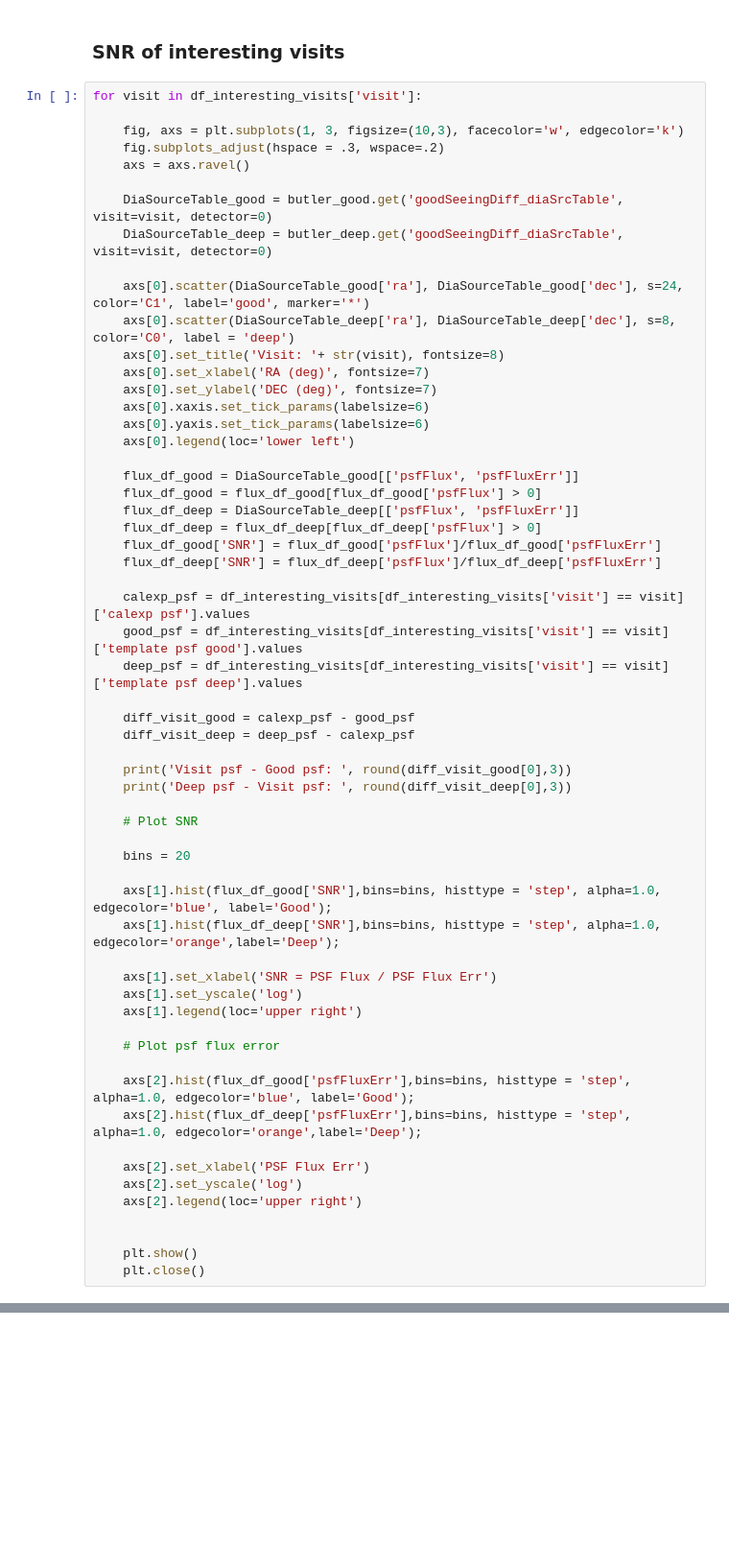
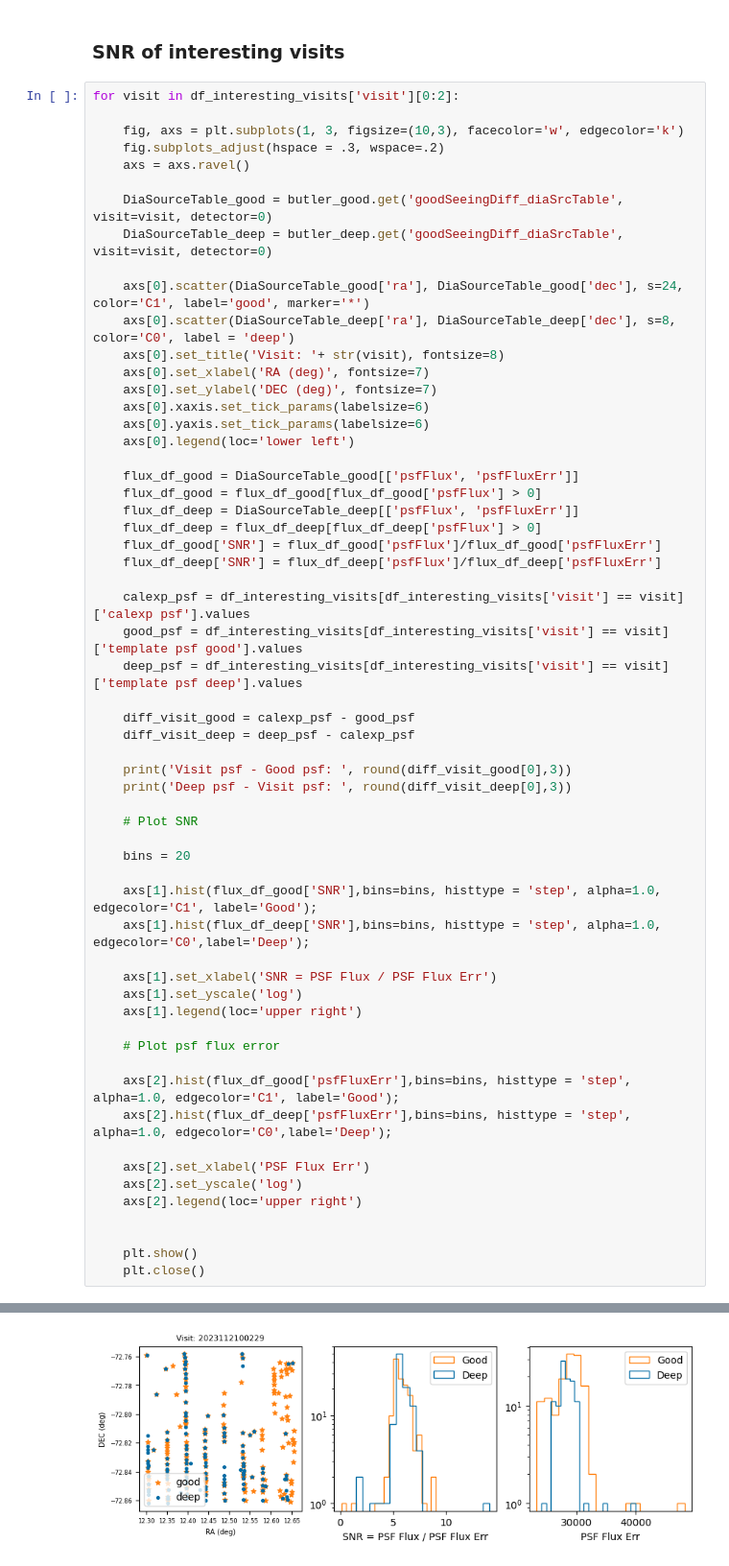
Before and after one commit to lsst-dm/vv-team-notebooks, a Jupyter notebook: notebooks/PREOPS-4952-variance-psf-summary.ipynb, the cells around one changed output, grey strips where cells are left out. Shown at 96% size. Cells and saved outputs as stored; diff of their text form; blank space fills up the shorter version.

```diff
--- a/notebooks/PREOPS-4952-variance-psf-summary.ipynb
+++ b/notebooks/PREOPS-4952-variance-psf-summary.ipynb
@@ -433,7 +462,7 @@ plt.legend()
 # %% [markdown]
 ### SNR of interesting visits
 # %%
-for visit in df_interesting_visits['visit']:
+for visit in df_interesting_visits['visit'][0:2]:
 
     fig, axs = plt.subplots(1, 3, figsize=(10,3), facecolor='w', edgecolor='k')
     fig.subplots_adjust(hspace = .3, wspace=.2)
@@ -472,8 +501,8 @@ for visit in df_interesting_visits['visit']:
 
     bins = 20
 
-    axs[1].hist(flux_df_good['SNR'],bins=bins, histtype = 'step', alpha=1.0, edgecolor='blue', label='Good');
-    axs[1].hist(flux_df_deep['SNR'],bins=bins, histtype = 'step', alpha=1.0, edgecolor='orange',label='Deep');
+    axs[1].hist(flux_df_good['SNR'],bins=bins, histtype = 'step', alpha=1.0, edgecolor='C1', label='Good');
+    axs[1].hist(flux_df_deep['SNR'],bins=bins, histtype = 'step', alpha=1.0, edgecolor='C0',label='Deep');
 
     axs[1].set_xlabel('SNR = PSF Flux / PSF Flux Err')
     axs[1].set_yscale('log')
@@ -481,8 +510,8 @@ for visit in df_interesting_visits['visit']:
 
     # Plot psf flux error
 
-    axs[2].hist(flux_df_good['psfFluxErr'],bins=bins, histtype = 'step', alpha=1.0, edgecolor='blue', label='Good');
-    axs[2].hist(flux_df_deep['psfFluxErr'],bins=bins, histtype = 'step', alpha=1.0, edgecolor='orange',label='Deep');
+    axs[2].hist(flux_df_good['psfFluxErr'],bins=bins, histtype = 'step', alpha=1.0, edgecolor='C1', label='Good');
+    axs[2].hist(flux_df_deep['psfFluxErr'],bins=bins, histtype = 'step', alpha=1.0, edgecolor='C0',label='Deep');
 
     axs[2].set_xlabel('PSF Flux Err')
     axs[2].set_yscale('log')
@@ -491,3 +520,4 @@ for visit in df_interesting_visits['visit']:
 
     plt.show()
     plt.close()
+# %% [output]
@@ -493,0 +526 @@ for visit in df_interesting_visits['visit']:
+[figure, added]
```
Also changed, not shown: parts of 12 cells of this notebook.
